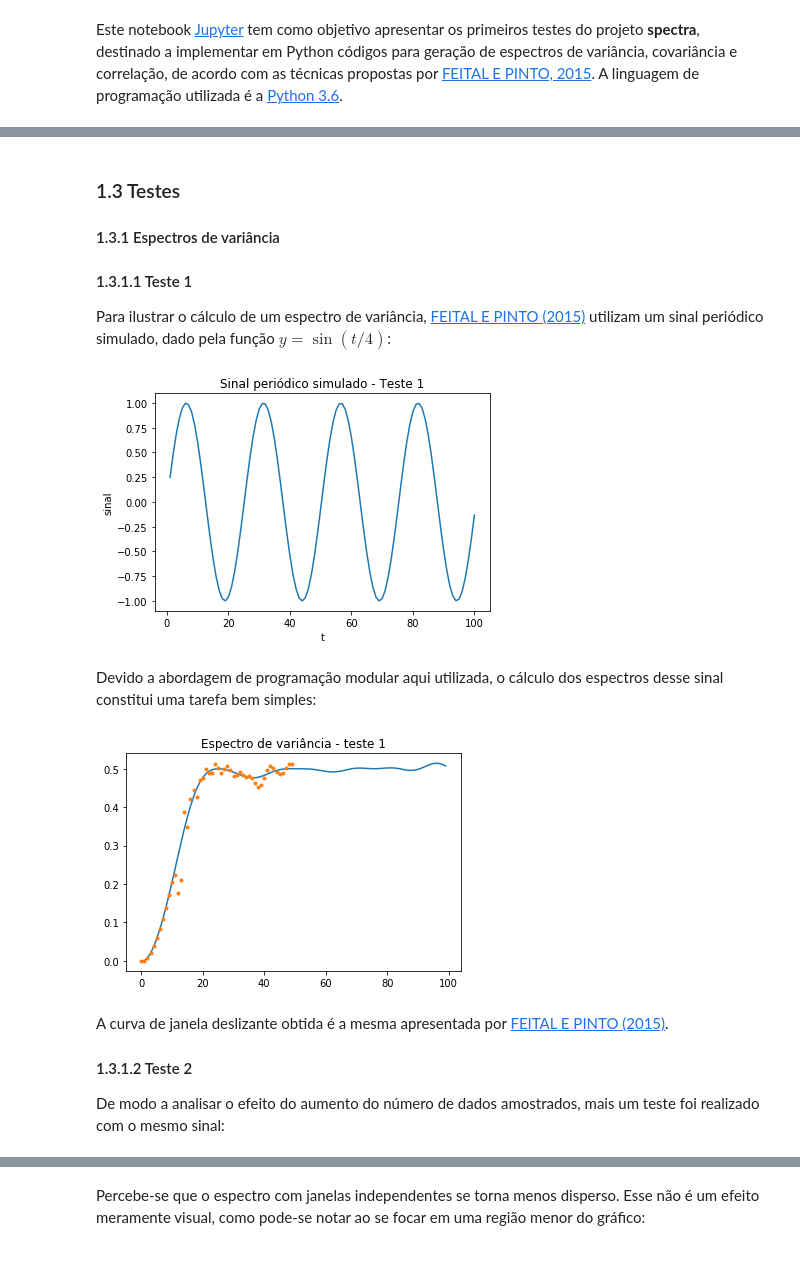
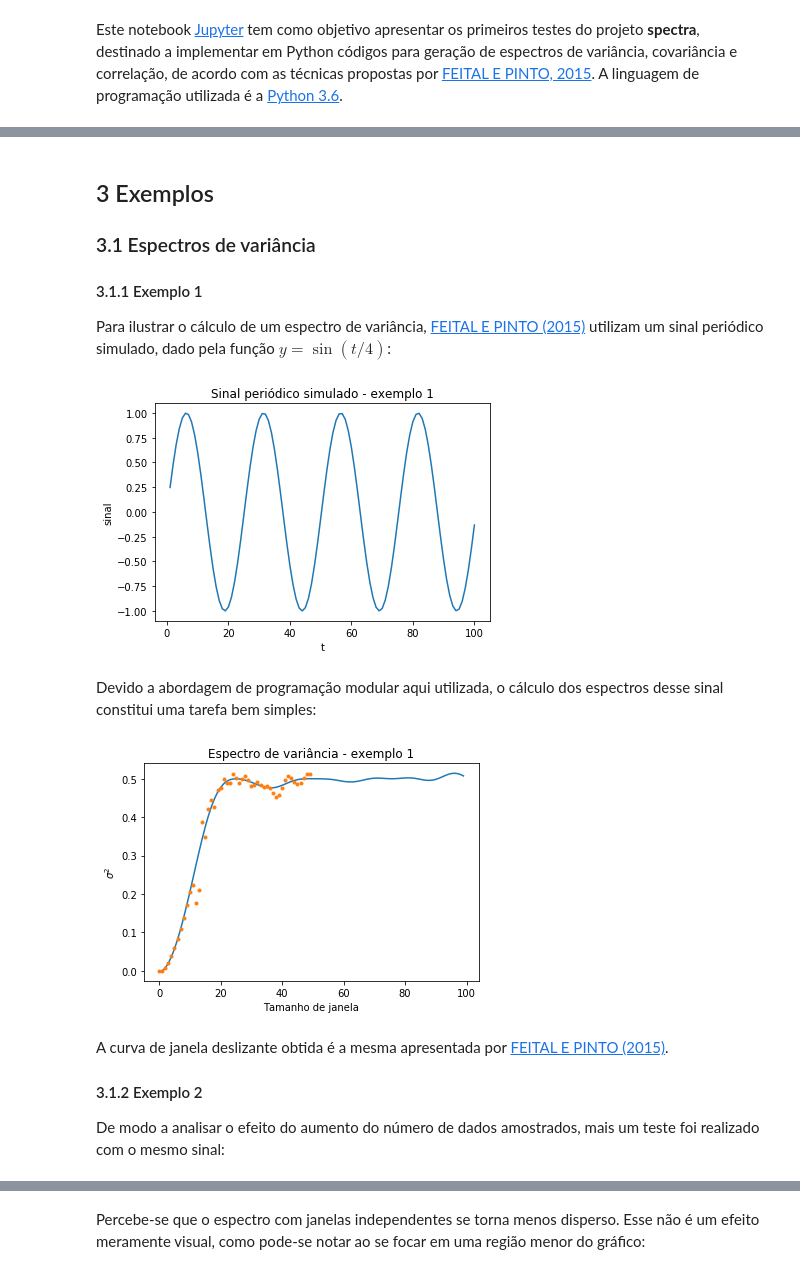
Before and after one commit to afraeq/spectra, a Jupyter notebook: notebooks/1-afra-primeiros_testes.ipynb, the cells around one changed output, grey strips where cells are left out. Cells and saved outputs as stored; diff of their text form; code cells hidden in the pictures.

```diff
--- a/notebooks/1-afra-primeiros_testes.ipynb
+++ b/notebooks/1-afra-primeiros_testes.ipynb
@@ -240,11 +240,11 @@ class spectra (object):
 
             ax.plot(np.arange(len(self.spctr_corr_ind)),self.spctr_corr_ind,'.')
 # %% [markdown]
-### 1.3 Testes
+## 3 Exemplos
 
-#### 1.3.1 Espectros de variância
+### 3.1 Espectros de variância
 
-#### 1.3.1.1 Teste 1
+#### 3.1.1 Exemplo 1
 
 Para ilustrar o cálculo de um espectro de variância, [FEITAL E PINTO (2015)](http://onlinelibrary.wiley.com/doi/10.1002/cjce.22219/abstract) utilizam um sinal periódico simulado, dado pela função $y = \sin(t/4)$:
 # %%
@@ -252,32 +252,34 @@ t = np.arange(1,101)
 sinal1 = np.sin(t/4)
 
 plt.plot(t,sinal1)
-plt.title('Sinal periódico simulado - Teste 1')
+plt.title('Sinal periódico simulado - exemplo 1')
 plt.xlabel('t')
 plt.ylabel('sinal');
 # %% [output]
-[figure, old version]
+[figure, new version]
 # %% [markdown]
 Devido a abordagem de programação modular aqui utilizada, o cálculo dos espectros desse sinal constitui uma tarefa bem simples:
 # %%
-# criando a instância do teste 1
-test1 = spectra(sinal1)
+# criando a instância do exemplo 1
+ex1 = spectra(sinal1)
 
-# calculando o espectro do teste 1, com janela deslizante
-test1.sliding_Window_Var_Spectra()
+# calculando o espectro do exemplo 1, com janela deslizante
+ex1.sliding_Window_Var_Spectra()
 
-# calculando o espectro do teste 1, com janelas independentes
-test1.independent_Window_Var_Spectra()
+# calculando o espectro do exemplo 1, com janelas independentes
+ex1.independent_Window_Var_Spectra()
 
 # plotando os resultados
-test1.plot_Var_Spectra(plt.gca())
-plt.title('Espectro de variância - teste 1');
+ex1.plot_Var_Spectra(plt.gca())
+plt.title('Espectro de variância - exemplo 1')
+plt.xlabel('Tamanho de janela')
+plt.ylabel('$\sigma^2$');
 # %% [output]
-[figure, old version]
+[figure, new version]
 # %% [markdown]
 A curva de janela deslizante obtida é a mesma apresentada por [FEITAL E PINTO (2015)](http://onlinelibrary.wiley.com/doi/10.1002/cjce.22219/abstract).
 
-#### 1.3.1.2 Teste 2
+#### 3.1.2 Exemplo 2
 
 De modo a analisar o efeito do aumento do número de dados amostrados, mais um teste foi realizado com o mesmo sinal:
 # %%
```
Also changed, not shown: parts of 24 cells of this notebook, 1 other file.
